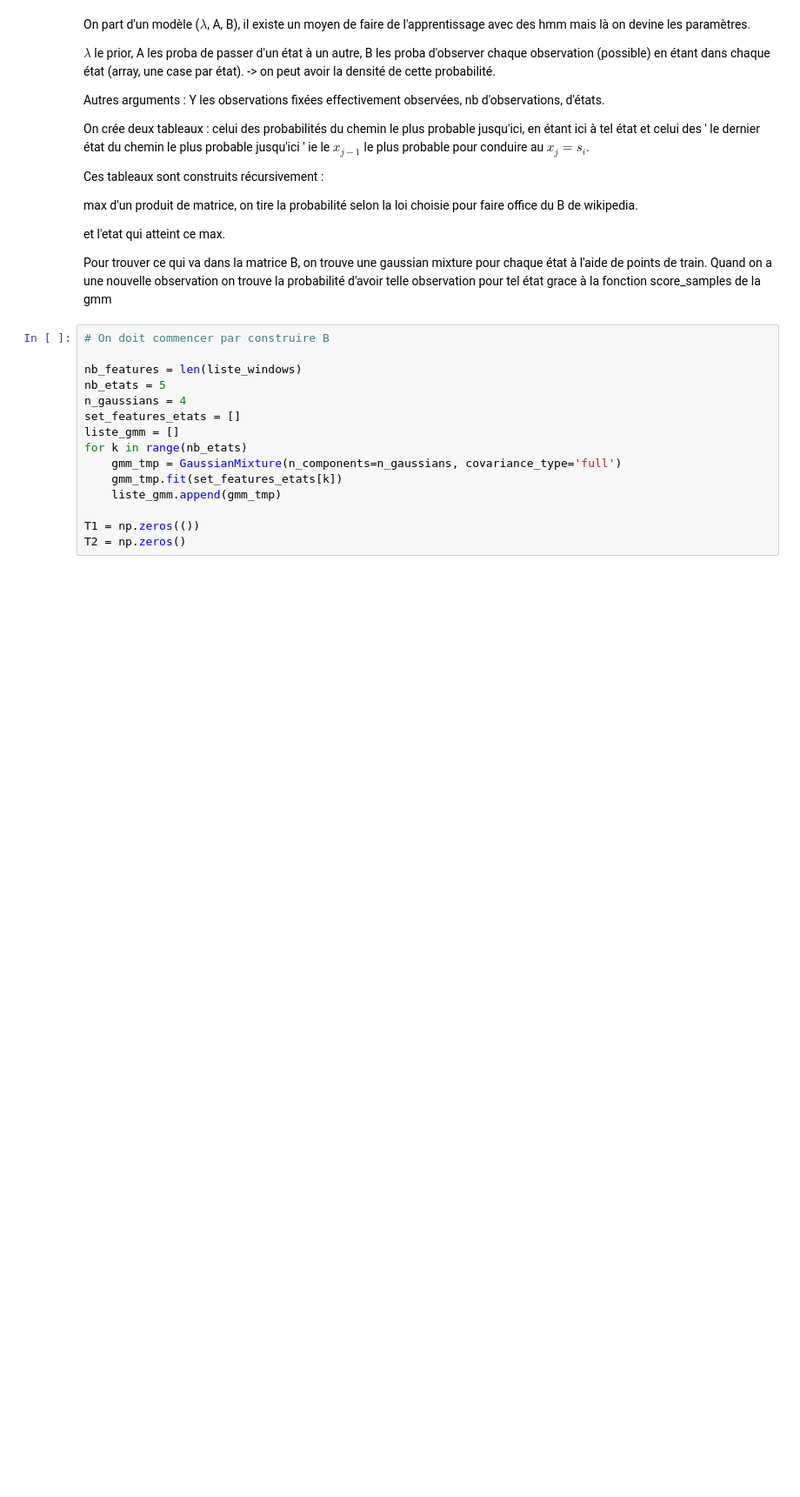
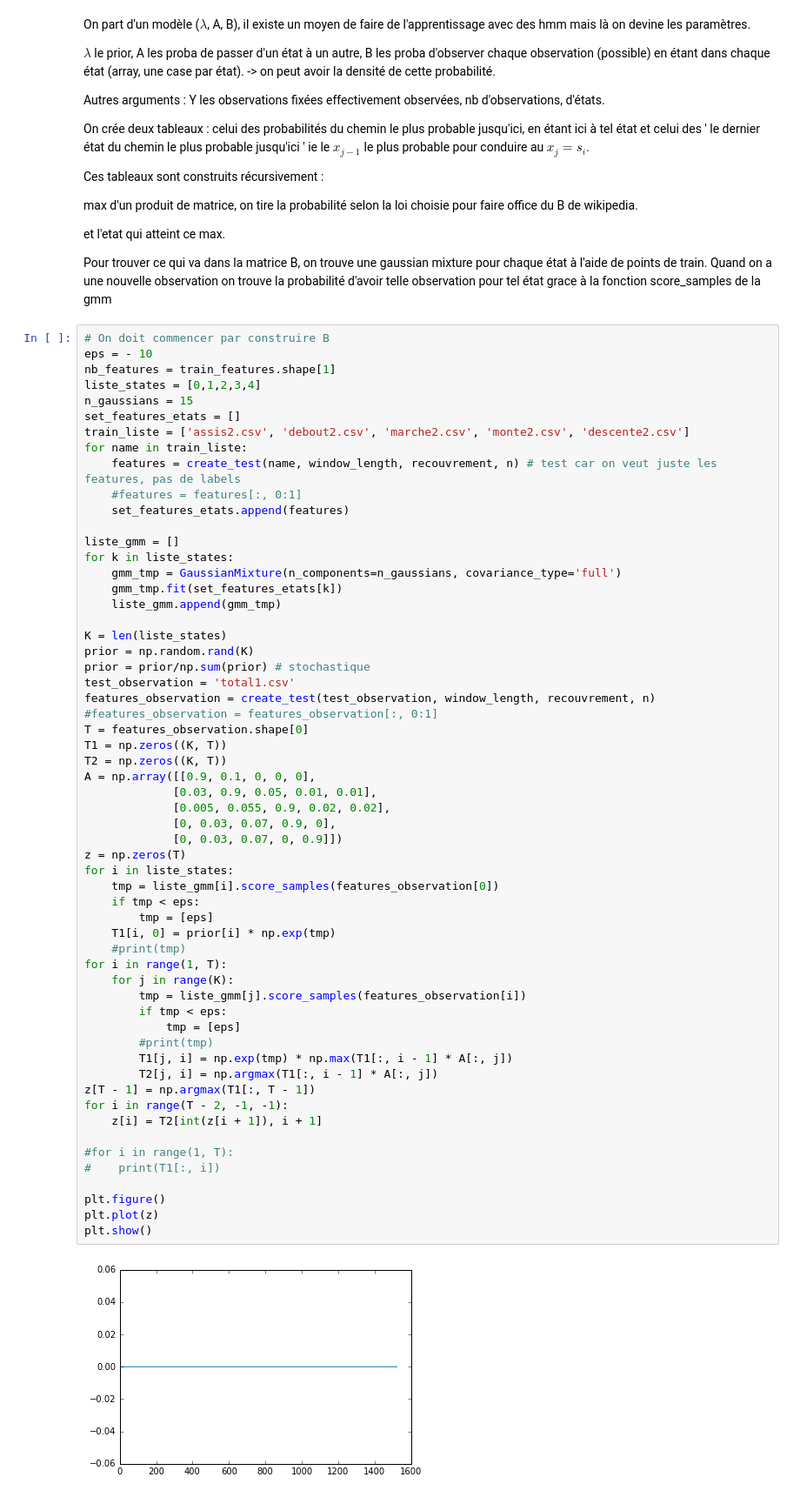
Before and after one commit to Vincent-Robert/Projet-SIGMA, a Jupyter notebook: Script court.ipynb, the cells around one changed output. Shown: that part at 87% size. Saved outputs shown, nothing was run; the diff lists cells and outputs as text; blank space fills up the shorter version.

```diff
--- a/Script court.ipynb
+++ b/Script court.ipynb
@@ -312,18 +327,63 @@ et l'etat qui atteint ce max.
 
 Pour trouver ce qui va dans la matrice B, on trouve une gaussian mixture pour chaque état à l'aide de points de train.
 Quand on a une nouvelle observation on trouve la probabilité d'avoir telle observation pour tel état grace à la fonction score_samples de la gmm
-# %%
-# On doit commencer par construire B
-
-nb_features = len(liste_windows)
-nb_etats = 5
-n_gaussians = 4
-set_features_etats = []
-liste_gmm = []
-for k in range(nb_etats)
-    gmm_tmp = GaussianMixture(n_components=n_gaussians, covariance_type='full')
-    gmm_tmp.fit(set_features_etats[k])
-    liste_gmm.append(gmm_tmp)
-
-T1 = np.zeros(())
-T2 = np.zeros()
+# %%
+# On doit commencer par construire B
+eps = - 10
+nb_features = train_features.shape[1]
+liste_states = [0,1,2,3,4]
+n_gaussians = 15
+set_features_etats = []
+train_liste = ['assis2.csv', 'debout2.csv', 'marche2.csv', 'monte2.csv', 'descente2.csv']
+for name in train_liste:
+    features = create_test(name, window_length, recouvrement, n) # test car on veut juste les features, pas de labels
+    #features = features[:, 0:1]
+    set_features_etats.append(features)
+
+liste_gmm = []
+for k in liste_states:
+    gmm_tmp = GaussianMixture(n_components=n_gaussians, covariance_type='full')
+    gmm_tmp.fit(set_features_etats[k])
+    liste_gmm.append(gmm_tmp)
+
+K = len(liste_states)
+prior = np.random.rand(K)
+prior = prior/np.sum(prior) # stochastique
+test_observation = 'total1.csv'
+features_observation = create_test(test_observation, window_length, recouvrement, n)
+#features_observation = features_observation[:, 0:1]
+T = features_observation.shape[0]
+T1 = np.zeros((K, T))
+T2 = np.zeros((K, T))
+A = np.array([[0.9, 0.1, 0, 0, 0],
+             [0.03, 0.9, 0.05, 0.01, 0.01],
+             [0.005, 0.055, 0.9, 0.02, 0.02],
+             [0, 0.03, 0.07, 0.9, 0],
+             [0, 0.03, 0.07, 0, 0.9]])
+z = np.zeros(T)
+for i in liste_states:
+    tmp = liste_gmm[i].score_samples(features_observation[0])
+    if tmp < eps:
+        tmp = [eps]
+    T1[i, 0] = prior[i] * np.exp(tmp)
+    #print(tmp)
+for i in range(1, T):
+    for j in range(K):
+        tmp = liste_gmm[j].score_samples(features_observation[i])
+        if tmp < eps:
+            tmp = [eps]
+        #print(tmp)
+        T1[j, i] = np.exp(tmp) * np.max(T1[:, i - 1] * A[:, j])
+        T2[j, i] = np.argmax(T1[:, i - 1] * A[:, j])
+z[T - 1] = np.argmax(T1[:, T - 1])
+for i in range(T - 2, -1, -1):
+    z[i] = T2[int(z[i + 1]), i + 1]
+
+#for i in range(1, T):
+#    print(T1[:, i])
+
+plt.figure()
+plt.plot(z)
+plt.show()
+# %% [output]
+[figure, added]
```
Also changed, not shown: parts of 7 cells of this notebook.
